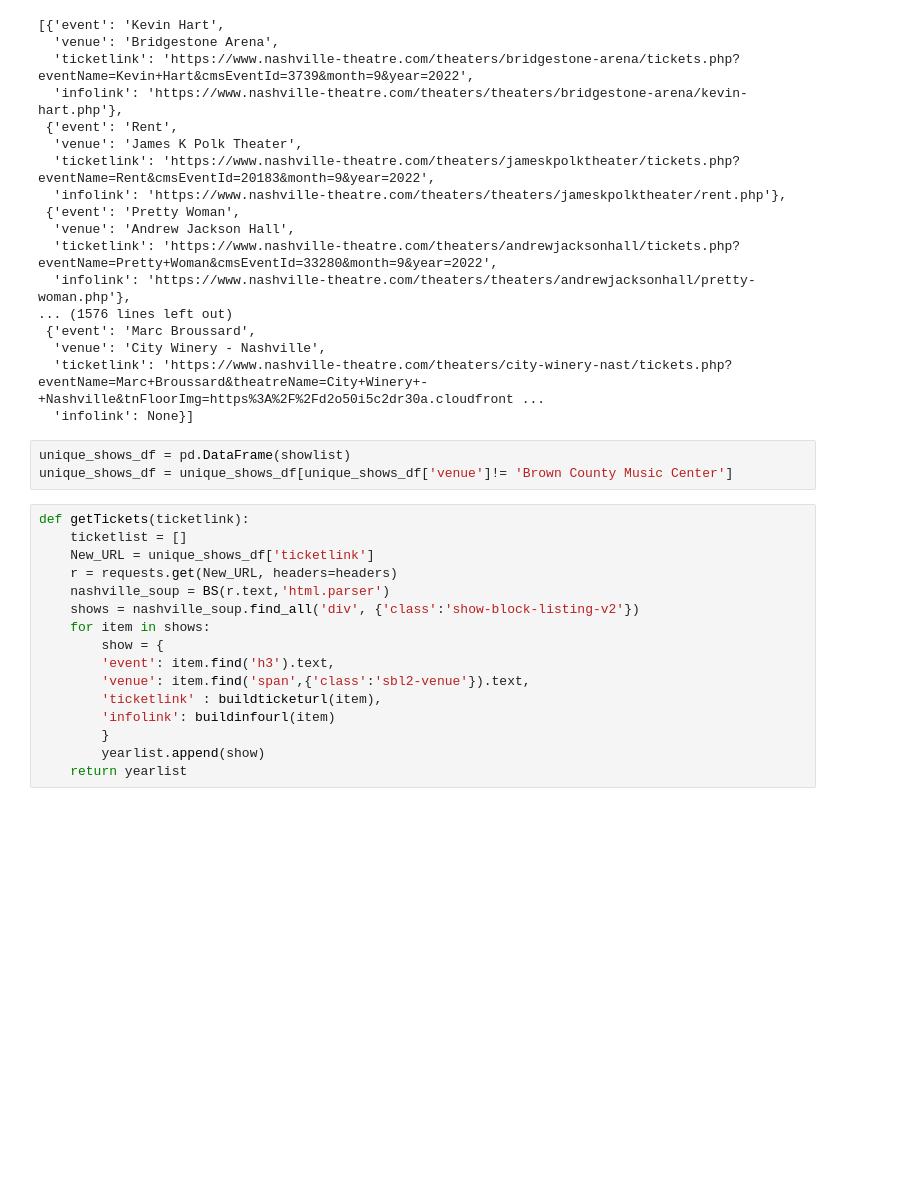
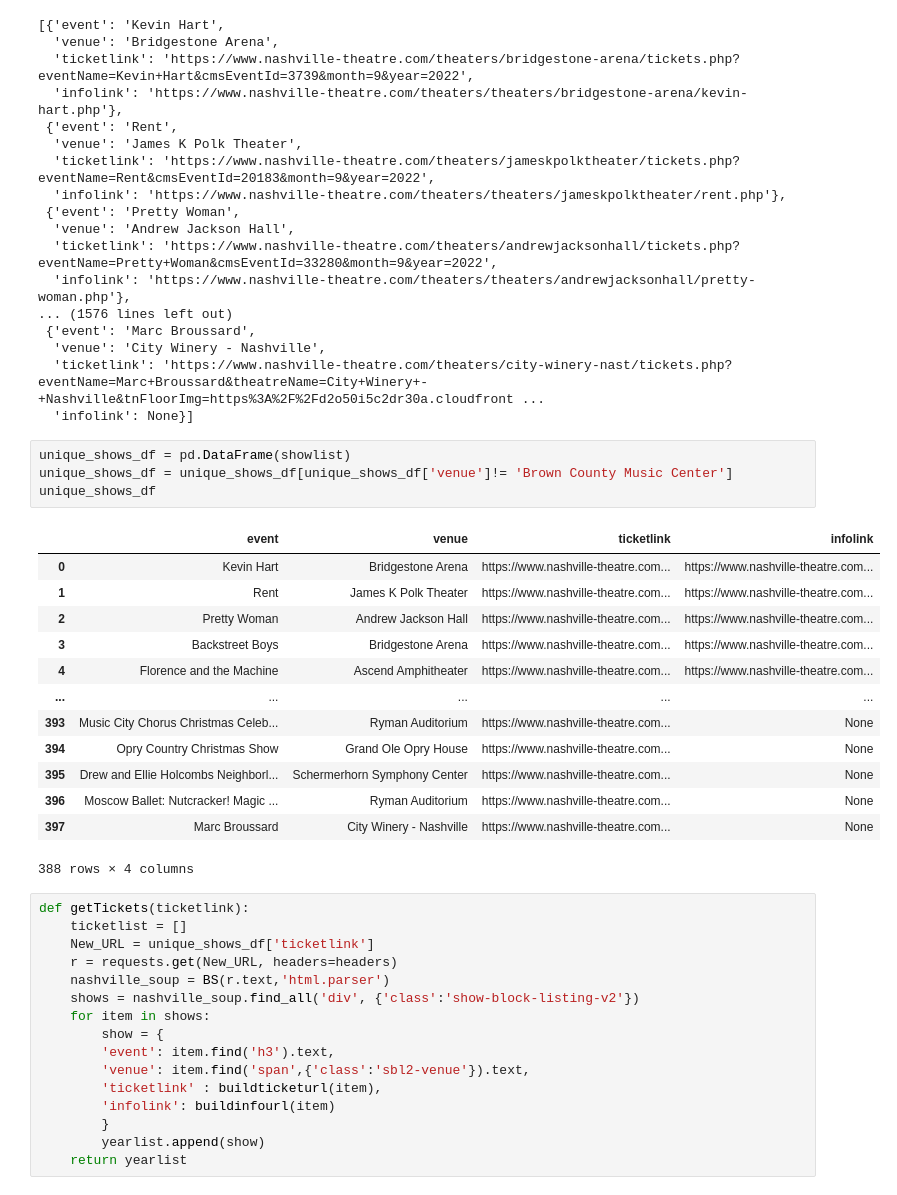
Before and after one commit to michaelcnorman/DDA7-Capstone-Michael, a Jupyter notebook: notebooks/Webscraping events.ipynb, the cells around one changed output. Cells and saved outputs as stored; diff of their text form; blank space fills up the shorter version.

```diff
--- a/notebooks/Webscraping events.ipynb
+++ b/notebooks/Webscraping events.ipynb
@@ -472,6 +472,21 @@ showlist
 # %%
 unique_shows_df = pd.DataFrame(showlist)
 unique_shows_df = unique_shows_df[unique_shows_df['venue']!= 'Brown County Music Center']
+unique_shows_df
+# %% [output]
+|  | event | venue | ticketlink | infolink |
+| 0 | Kevin Hart | Bridgestone Arena | https://www.nashville-theatre.com... | https://www.nashville-theatre.com... |
+| 1 | Rent | James K Polk Theater | https://www.nashville-theatre.com... | https://www.nashville-theatre.com... |
+| 2 | Pretty Woman | Andrew Jackson Hall | https://www.nashville-theatre.com... | https://www.nashville-theatre.com... |
+| 3 | Backstreet Boys | Bridgestone Arena | https://www.nashville-theatre.com... | https://www.nashville-theatre.com... |
+| 4 | Florence and the Machine | Ascend Amphitheater | https://www.nashville-theatre.com... | https://www.nashville-theatre.com... |
+| ... | ... | ... | ... | ... |
+| 393 | Music City Chorus Christmas Celeb... | Ryman Auditorium | https://www.nashville-theatre.com... | None |
+| 394 | Opry Country Christmas Show | Grand Ole Opry House | https://www.nashville-theatre.com... | None |
+| 395 | Drew and Ellie Holcombs Neighborl... | Schermerhorn Symphony Center | https://www.nashville-theatre.com... | None |
+| 396 | Moscow Ballet: Nutcracker! Magic ... | Ryman Auditorium | https://www.nashville-theatre.com... | None |
+| 397 | Marc Broussard | City Winery - Nashville | https://www.nashville-theatre.com... | None |
+388 rows × 4 columns
 # %%
 def getTickets(ticketlink):
     ticketlist = []
```
Also changed, not shown: parts of 25 cells of this notebook.
